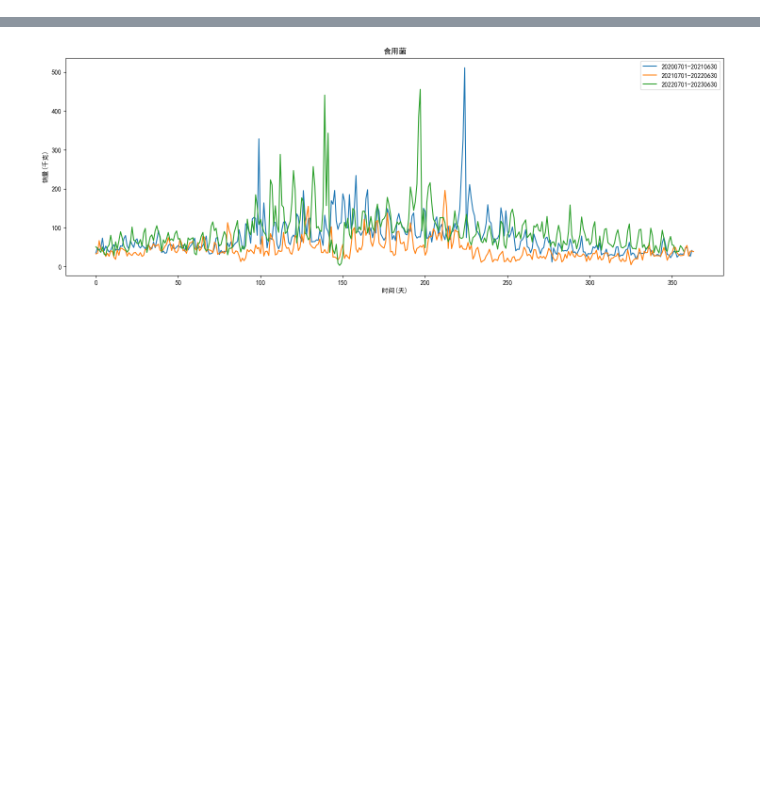
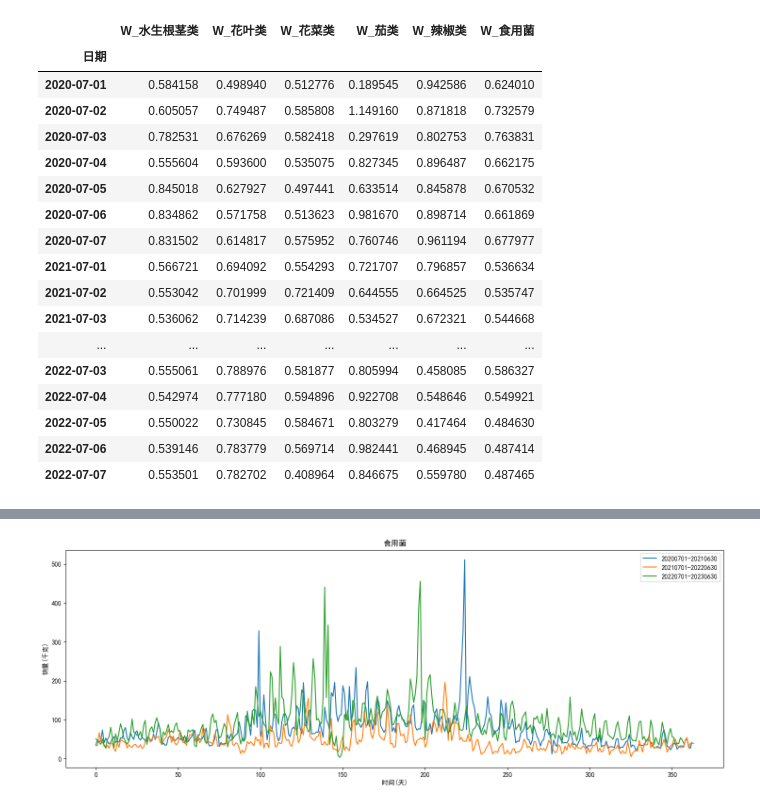
Before and after one commit to 738NGX/2023CUMCM_C, a Jupyter notebook: test.ipynb, the cells around one changed output, grey strips where cells are left out. Cells and saved outputs as stored; diff of their text form; code cells hidden in the pictures; blank space fills up the shorter version.

```diff
--- a/test.ipynb
+++ b/test.ipynb
@@ -1,3 +1,38 @@
 # %%
 import pandas as pd
 dataset=pd.read_csv('./export/dataset.csv',index_col=0)
+# %%
+df=pd.read_csv('./export/q2_2往期品类销量定价关系汇总.csv')
+
+df['日期'] = pd.to_datetime(df['日期'])
+mask = (((df['日期'] >= '2020-07-01') & (df['日期'] <= '2020-07-07')) |
+        ((df['日期'] >= '2021-07-01') & (df['日期'] <= '2021-07-07')) |
+        ((df['日期'] >= '2022-07-01') & (df['日期'] <= '2022-07-07'))
+       )
+df = df.loc[mask]
+df=df.set_index(['日期'])
+result=pd.DataFrame(columns=['W_水生根茎类', 'W_花叶类', 'W_花菜类', 'W_茄类', 'W_辣椒类', 'W_食用菌'])
+for typ in df['分类名称'].unique():
+    df0=df[df['分类名称']==typ]
+    result[f'W_{typ}']=df0['销售单价(元/千克)_否']/df0['批发价格(元/千克)_否']-1
+# %%
+result
+# %% [output]
+|  | W_水生根茎类 | W_花叶类 | W_花菜类 | W_茄类 | W_辣椒类 | W_食用菌 |
+| 日期 |  |  |  |  |  |  |
+| 2020-07-01 | 0.584158 | 0.498940 | 0.512776 | 0.189545 | 0.942586 | 0.624010 |
+| 2020-07-02 | 0.605057 | 0.749487 | 0.585808 | 1.149160 | 0.871818 | 0.732579 |
+| 2020-07-03 | 0.782531 | 0.676269 | 0.582418 | 0.297619 | 0.802753 | 0.763831 |
+| 2020-07-04 | 0.555604 | 0.593600 | 0.535075 | 0.827345 | 0.896487 | 0.662175 |
+| 2020-07-05 | 0.845018 | 0.627927 | 0.497441 | 0.633514 | 0.845878 | 0.670532 |
+| 2020-07-06 | 0.834862 | 0.571758 | 0.513623 | 0.981670 | 0.898714 | 0.661869 |
+| 2020-07-07 | 0.831502 | 0.614817 | 0.575952 | 0.760746 | 0.961194 | 0.677977 |
+| 2021-07-01 | 0.566721 | 0.694092 | 0.554293 | 0.721707 | 0.796857 | 0.536634 |
+| 2021-07-02 | 0.553042 | 0.701999 | 0.721409 | 0.644555 | 0.664525 | 0.535747 |
+| 2021-07-03 | 0.536062 | 0.714239 | 0.687086 | 0.534527 | 0.672321 | 0.544668 |
+| ... | ... | ... | ... | ... | ... | ... |
+| 2022-07-03 | 0.555061 | 0.788976 | 0.581877 | 0.805994 | 0.458085 | 0.586327 |
+| 2022-07-04 | 0.542974 | 0.777180 | 0.594896 | 0.922708 | 0.548646 | 0.549921 |
+| 2022-07-05 | 0.550022 | 0.730845 | 0.584671 | 0.803279 | 0.417464 | 0.484630 |
+| 2022-07-06 | 0.539146 | 0.783779 | 0.569714 | 0.982441 | 0.468945 | 0.487414 |
+| 2022-07-07 | 0.553501 | 0.782702 | 0.408964 | 0.846675 | 0.559780 | 0.487465 |
```
Also changed, not shown: parts of 2 cells of this notebook, 3 other files.
